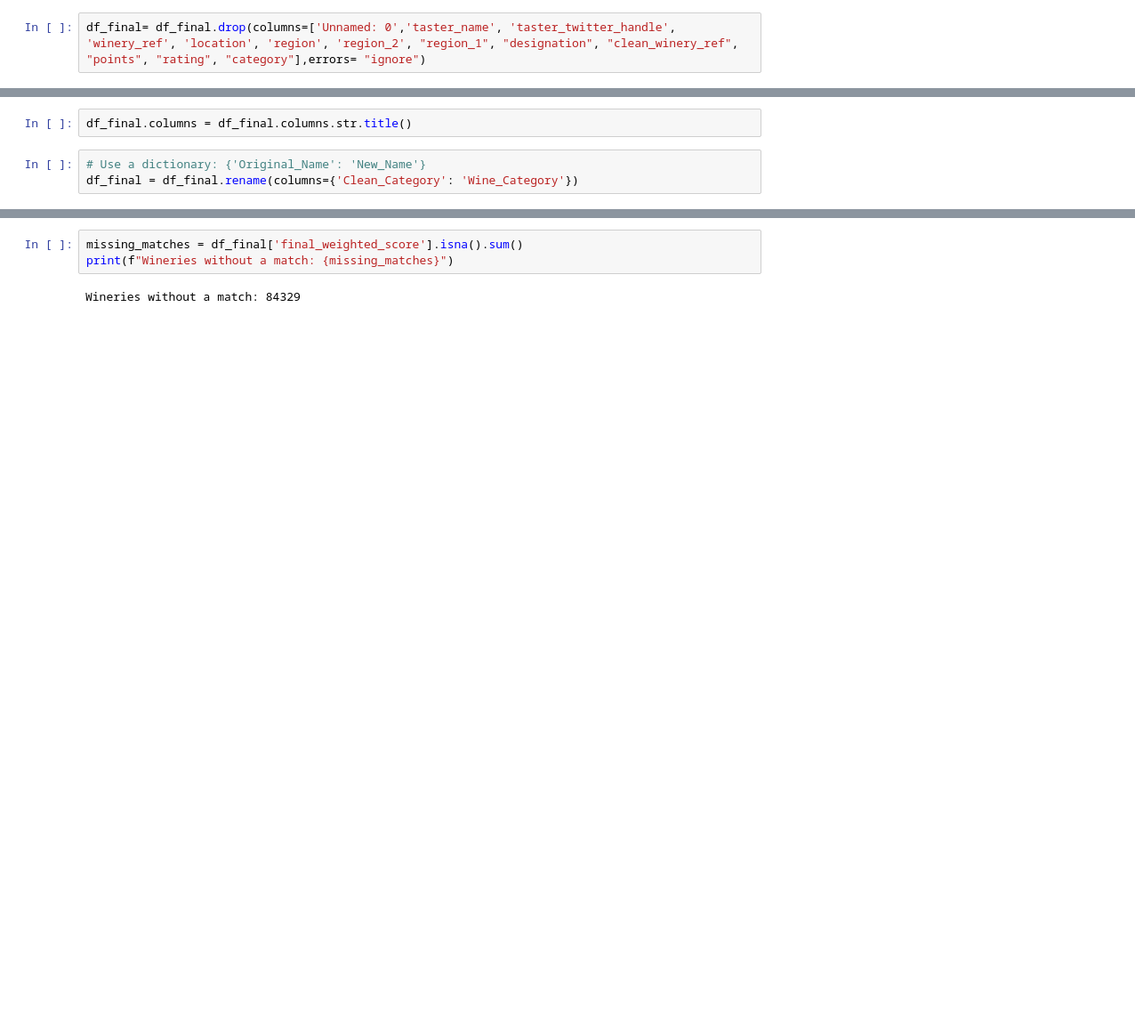
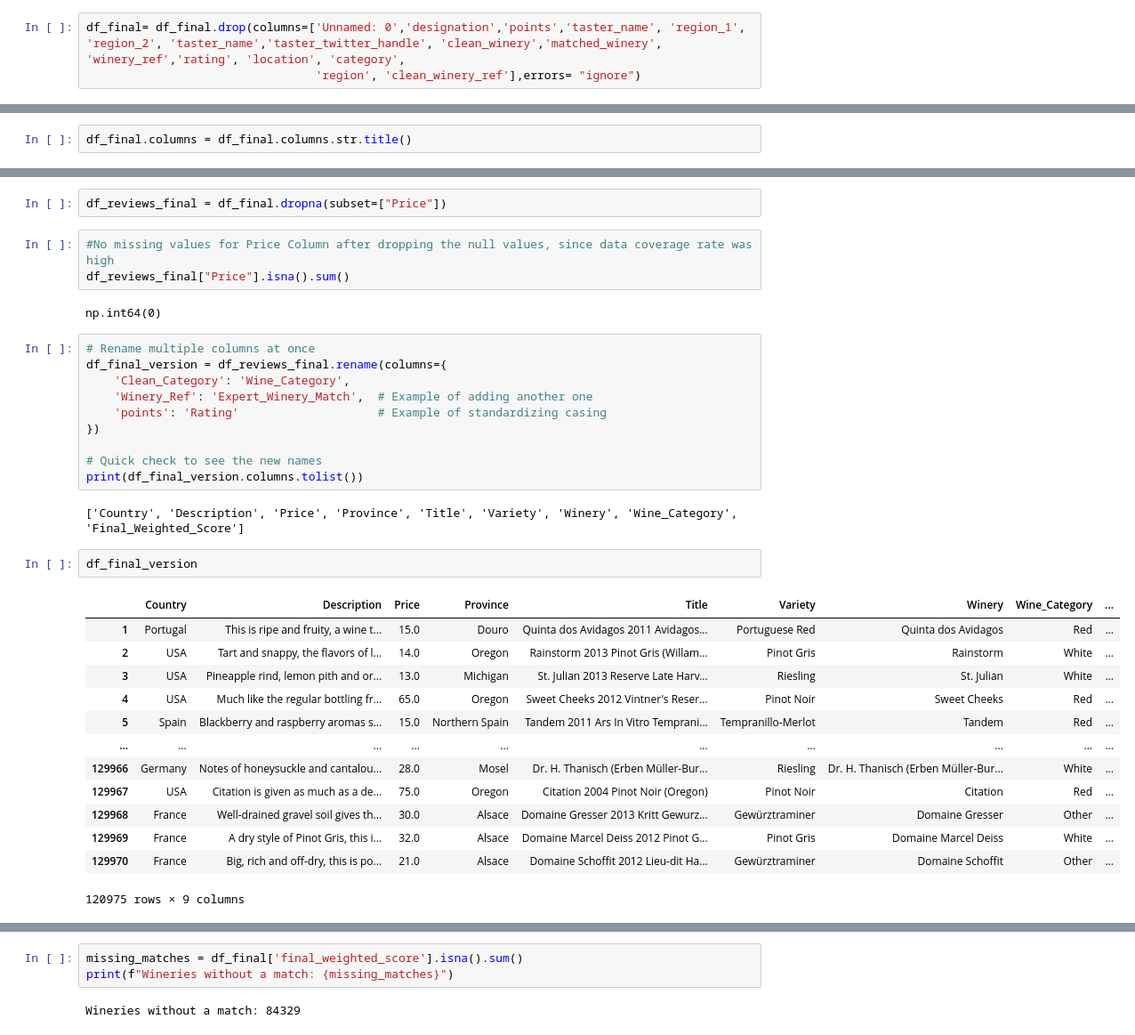
Before and after one commit to helenakrenzlin/Wine-Consumption, a Jupyter notebook: DataAnalysis-Wine-Consumption.ipynb, the cells around one changed output, grey strips where cells are left out. Shown at 89% size. Saved outputs shown, nothing was run; the diff lists cells and outputs as text; blank space fills up the shorter version.

Commit message:
Last version-Helena

```diff
--- a/DataAnalysis-Wine-Consumption.ipynb
+++ b/DataAnalysis-Wine-Consumption.ipynb
@@ -449,2 +452,3 @@ Balanced score created successfully!
 # %%
-df_final= df_final.drop(columns=['Unnamed: 0','taster_name', 'taster_twitter_handle', 'winery_ref', 'location', 'region', 'region_2', "region_1", "designation", "clean_winery_ref", "points", "rating", "category"],errors= "ignore")
+df_final= df_final.drop(columns=['Unnamed: 0','designation','points','taster_name', 'region_1', 'region_2', 'taster_name','taster_twitter_handle', 'clean_winery','matched_winery', 'winery_ref','rating', 'location', 'category',
+                                 'region', 'clean_winery_ref'],errors= "ignore")
@@ -451,5 +461,2 @@ df_final= df_final.drop(columns=['Unnamed: 0','taster_name', 'taster_twitter_han
 # %%
 df_final.columns = df_final.columns.str.title()
-# %%
-# Use a dictionary: {'Original_Name': 'New_Name'}
-df_final = df_final.rename(columns={'Clean_Category': 'Wine_Category'})
@@ -463,0 +494,35 @@ Match rate for Red wines: 37.00%
+# %%
+df_reviews_final = df_final.dropna(subset=["Price"])
+# %%
+#No missing values for Price Column after dropping the null values, since data coverage rate was high
+df_reviews_final["Price"].isna().sum()
+# %% [output]
+np.int64(0)
+# %%
+# Rename multiple columns at once
+df_final_version = df_reviews_final.rename(columns={
+    'Clean_Category': 'Wine_Category',
+    'Winery_Ref': 'Expert_Winery_Match',  # Example of adding another one
+    'points': 'Rating'                    # Example of standardizing casing
+})
+
+# Quick check to see the new names
+print(df_final_version.columns.tolist())
+# %% [output]
+['Country', 'Description', 'Price', 'Province', 'Title', 'Variety', 'Winery', 'Wine_Category', 'Final_Weighted_Score']
+# %%
+df_final_version
+# %% [output]
+|  | Country | Description | Price | Province | Title | Variety | Winery | Wine_Category | ... |
+| 1 | Portugal | This is ripe and fruity, a wine t... | 15.0 | Douro | Quinta dos Avidagos 2011 Avidagos... | Portuguese Red | Quinta dos Avidagos | Red | ... |
+| 2 | USA | Tart and snappy, the flavors of l... | 14.0 | Oregon | Rainstorm 2013 Pinot Gris (Willam... | Pinot Gris | Rainstorm | White | ... |
+| 3 | USA | Pineapple rind, lemon pith and or... | 13.0 | Michigan | St. Julian 2013 Reserve Late Harv... | Riesling | St. Julian | White | ... |
+| 4 | USA | Much like the regular bottling fr... | 65.0 | Oregon | Sweet Cheeks 2012 Vintner's Reser... | Pinot Noir | Sweet Cheeks | Red | ... |
+| 5 | Spain | Blackberry and raspberry aromas s... | 15.0 | Northern Spain | Tandem 2011 Ars In Vitro Temprani... | Tempranillo-Merlot | Tandem | Red | ... |
+| ... | ... | ... | ... | ... | ... | ... | ... | ... | ... |
+| 129966 | Germany | Notes of honeysuckle and cantalou... | 28.0 | Mosel | Dr. H. Thanisch (Erben Müller-Bur... | Riesling | Dr. H. Thanisch (Erben Müller-Bur... | White | ... |
+| 129967 | USA | Citation is given as much as a de... | 75.0 | Oregon | Citation 2004 Pinot Noir (Oregon) | Pinot Noir | Citation | Red | ... |
+| 129968 | France | Well-drained gravel soil gives th... | 30.0 | Alsace | Domaine Gresser 2013 Kritt Gewurz... | Gewürztraminer | Domaine Gresser | Other | ... |
+| 129969 | France | A dry style of Pinot Gris, this i... | 32.0 | Alsace | Domaine Marcel Deiss 2012 Pinot G... | Pinot Gris | Domaine Marcel Deiss | White | ... |
+| 129970 | France | Big, rich and off-dry, this is po... | 21.0 | Alsace | Domaine Schoffit 2012 Lieu-dit Ha... | Gewürztraminer | Domaine Schoffit | Other | ... |
+120975 rows × 9 columns
```
Also changed, not shown: parts of 27 cells of this notebook, 2 other files.
